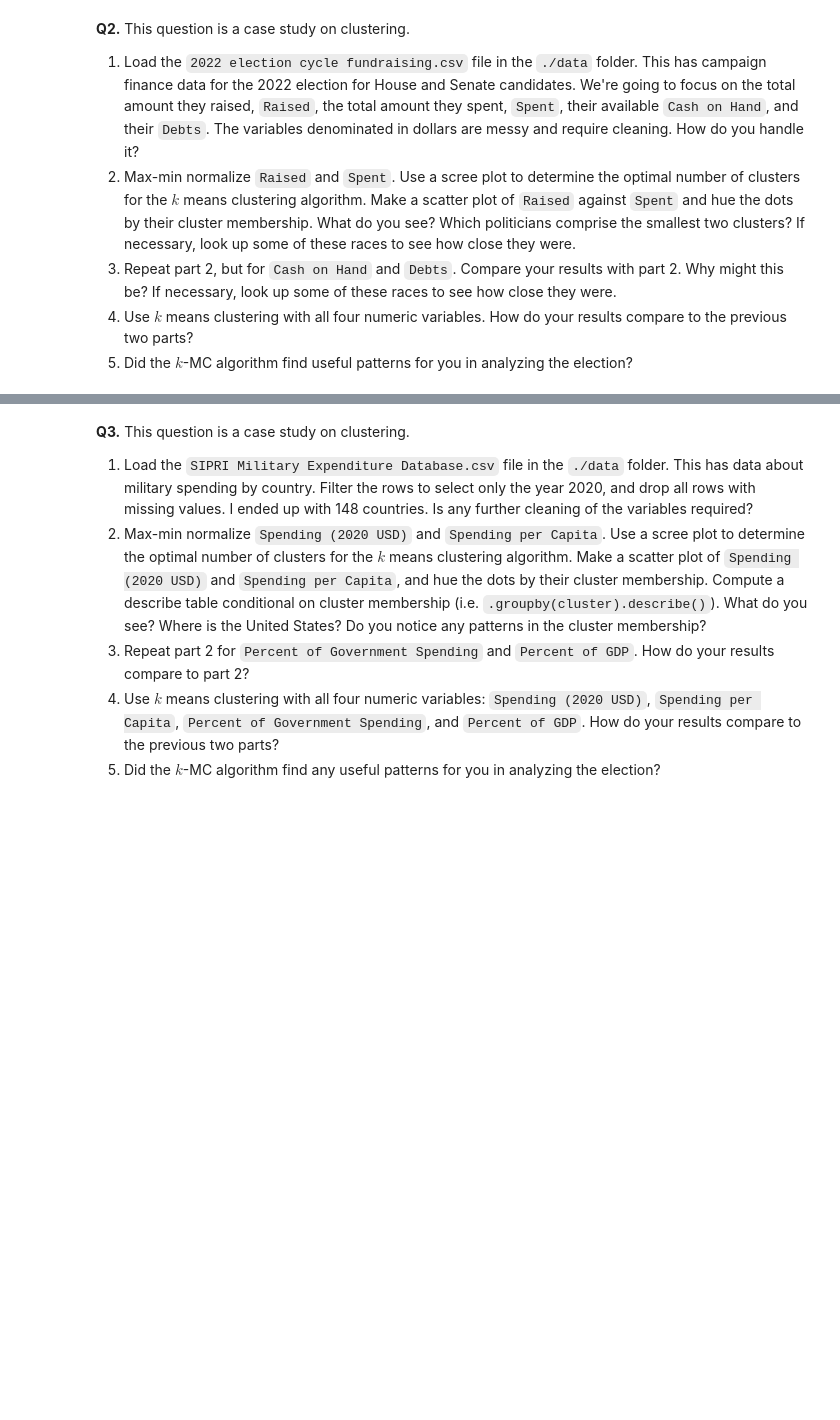
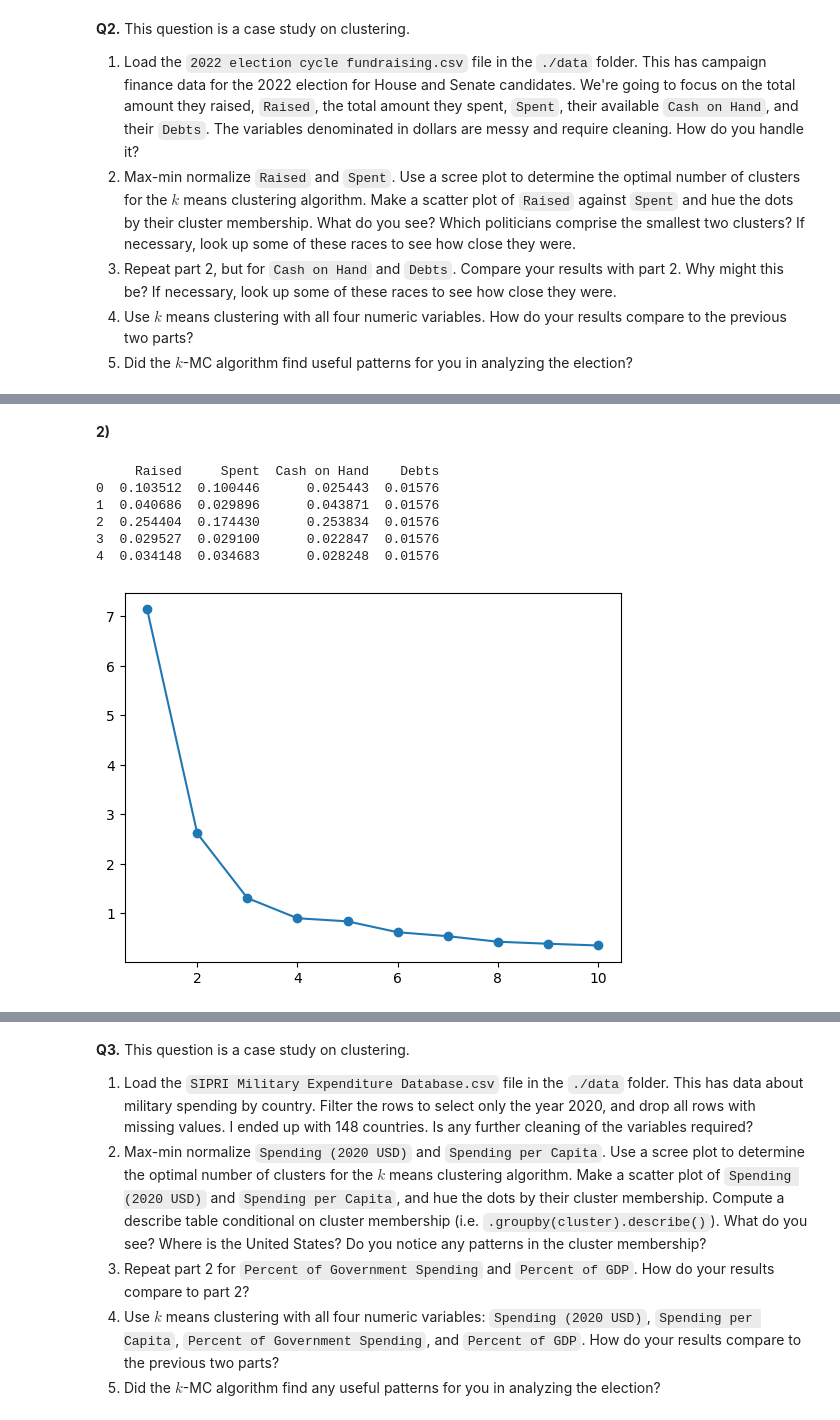
Before and after one commit to kayla-hekim/clustering, a Jupyter notebook: assignment/assignment_clustering.ipynb, the cells around one changed output, grey strips where cells are left out. Saved outputs shown, nothing was run; the diff lists cells and outputs as text; code cells hidden in the pictures; blank space fills up the shorter version.

```diff
--- a/assignment/assignment_clustering.ipynb
+++ b/assignment/assignment_clustering.ipynb
@@ -139,0 +142,2 @@ For the examples of the noise being 0.125 in the example above, we might choose
+# %%
+fundraise_df = pd.read_csv('./data/2022 election cycle fundraising.csv')
@@ -139,0 +146,8 @@ For the examples of the noise being 0.125 in the example above, we might choose
+# %%
+concentrate_column = fundraise_df.drop(columns=['index', 'Member', 'Party', 'State', 'Chamber'])
+
+concentrate_column = concentrate_column.replace({'\$': ''}, regex=True)
+concentrate_column = pd.to_numeric(concentrate_column.replace({'\,': ''}, regex=True).stack(), errors='coerce').unstack()
+print(concentrate_column.dtypes)  # ints now!
+
+print(concentrate_column.isnull().sum())  # 0 NaNs and nulls - weird ?
@@ -139,0 +165,28 @@ For the examples of the noise being 0.125 in the example above, we might choose
+# %% [markdown]
+**2)**
+# %%
+norm_fund = concentrate_column.copy()
+min_fund = np.min(norm_fund)
+max_fund = np.max(norm_fund)
+norm_fund = (norm_fund - min_fund) / (max_fund - min_fund)
+print(norm_fund.head(), "\n\n")
+
+def plot_scree(df, max_clusters=10):
+    inertias = []
+    K = range(1, max_clusters + 1)
+    for k in K:
+        kmeans = KMeans(n_clusters=k, random_state=100)
+        kmeans.fit(df)
+        inertias.append(kmeans.inertia_)
+    plt.plot(K, inertias, marker='o')
+    plt.show()
+
+plot_scree(norm_fund, 10)
+# %% [output]
+     Raised     Spent  Cash on Hand    Debts
+0  0.103512  0.100446      0.025443  0.01576
+1  0.040686  0.029896      0.043871  0.01576
+2  0.254404  0.174430      0.253834  0.01576
+3  0.029527  0.029100      0.022847  0.01576
+4  0.034148  0.034683      0.028248  0.01576
+[figure, added]
```
Also changed, not shown: parts of 19 cells of this notebook.
